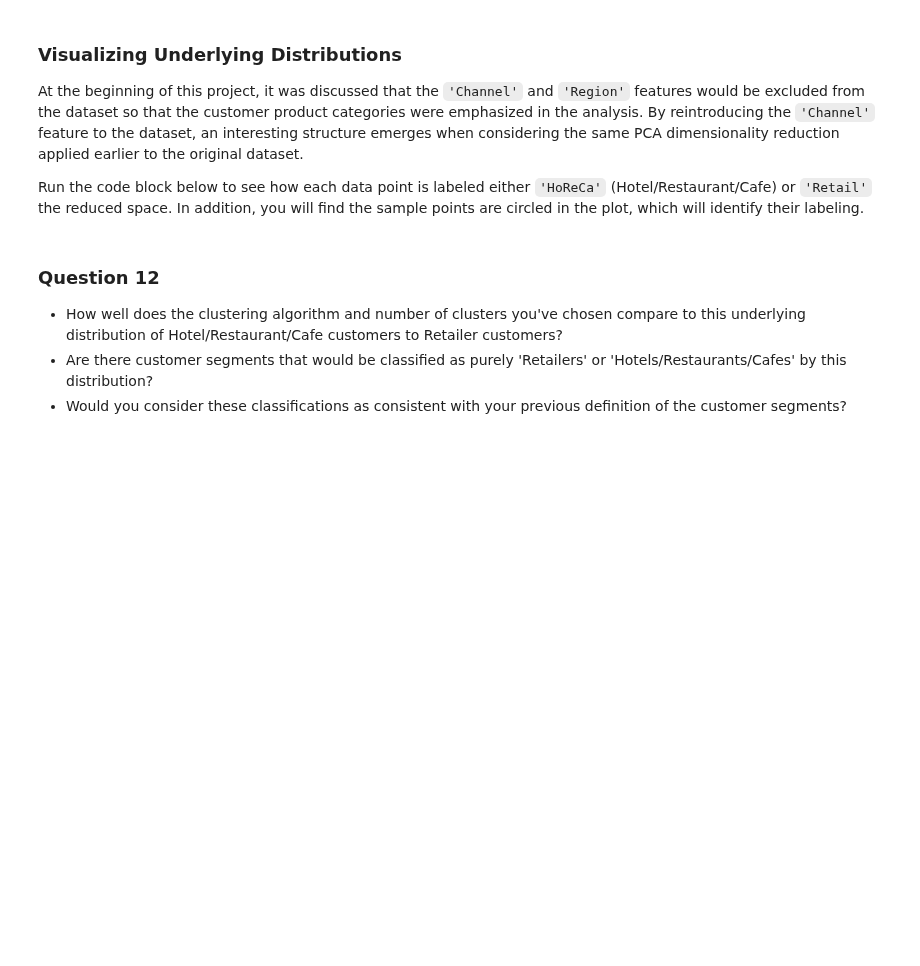
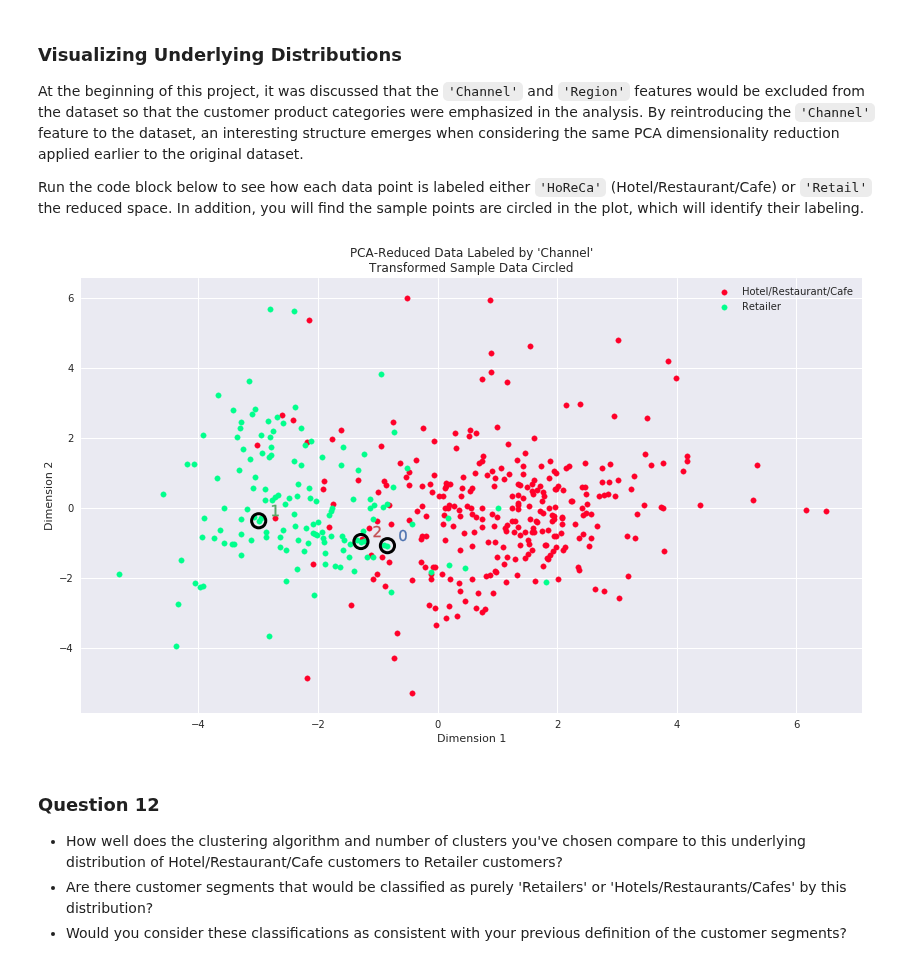
Before and after one commit to ahlusar1989/machine-learning, a Jupyter notebook: projects/customer_segments/customer_segments.ipynb, the cells around one changed output. Saved outputs shown, nothing was run; the diff lists cells and outputs as text; code cells hidden in the pictures; blank space fills up the shorter version.

Commit message:
finished first pass of project 3 after perfroming comparison with base results

```diff
--- a/projects/customer_segments/customer_segments.ipynb
+++ b/projects/customer_segments/customer_segments.ipynb
@@ -371,6 +364,8 @@ Original shape of data:
  (440, 6)
 New shape of data:
  (435, 6)
+# %%
+outliers  = duplicate_outliers
 # %% [markdown]
 ### Question 4
 * Are there any data points considered outliers for more than one feature based on the definition above?
@@ -476,7 +471,8 @@ In the code block below, you will need to implement the following:
  - Apply a PCA transformation of `log_samples` using `pca.transform`, and assign the results to `pca_samples`.
 # %%
 # TODO: Apply PCA by fitting the good data with only two dimensions
-pca = PCA(n_components=2).fit(good_data)
+pca = PCA(n_components = 2, random_state=1989)
+pca.fit(good_data)
 
 # TODO: Transform the good data using the PCA fit above
 reduced_data = pca.transform(good_data)
@@ -707,3 +740,42 @@ vs.channel_results(reduced_data, outliers, pca_samples)
+# %%
+# Display the clustering results based on 'Channel' data
+
+import matplotlib.pyplot as plt
+import matplotlib.cm as cm
+
+try:
+    full_data = pd.read_csv("customers.csv")
+except:
+    print("Dataset could not be loaded. Is the file missing?")
+
+# Create the Channel DataFrame
+channel = pd.DataFrame(full_data['Channel'], columns = ['Channel'])
+channel = channel.drop(channel.index[outliers]).reset_index(drop = True)
+labeled = pd.concat([reduced_data, channel], axis = 1)
+
+# Generate the cluster plot
+fig, ax = plt.subplots(figsize = (14,8))
+
+# Color map
+cmap = cm.get_cmap('gist_rainbow')
+
+# Color the points based on assigned Channel
+labels = ['Hotel/Restaurant/Cafe', 'Retailer']
+grouped = labeled.groupby('Channel')
+for i, channel in grouped:
+    channel.plot(ax = ax, kind = 'scatter', x = 'Dimension 1', y = 'Dimension 2', \
+                 color = cmap((i - 1)* float(1.0 / 2)), label = labels[i-1], s = 30);
+
+# Plot transformed sample points
+for i, sample in enumerate(pca_samples):
+    ax.scatter(x = sample[0], y = sample[1], \
+           s = 200, linewidth = 3, color = 'black', marker = 'o', facecolors = 'none');
+    ax.scatter(x = sample[0]+0.25, y = sample[1]+0.3, marker='$%d$'%(i), alpha = 1, s=125);
+
+# Set plot title
+ax.set_title("PCA-Reduced Data Labeled by 'Channel'\nTransformed Sample Data Circled");
+# %% [output]
+[figure, added]
 # %% [markdown]
 ### Question 12
 
```
Also changed, not shown: parts of 18 cells of this notebook.
